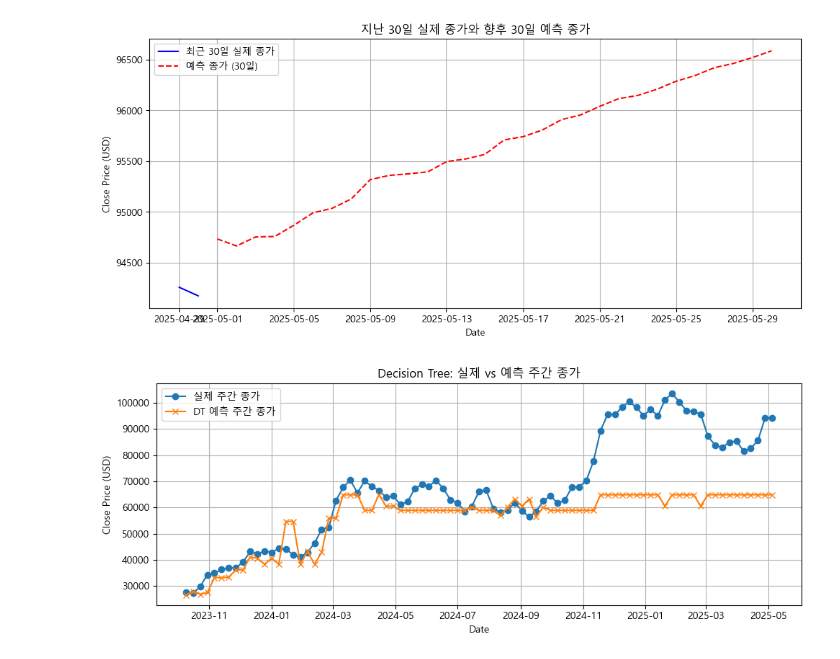
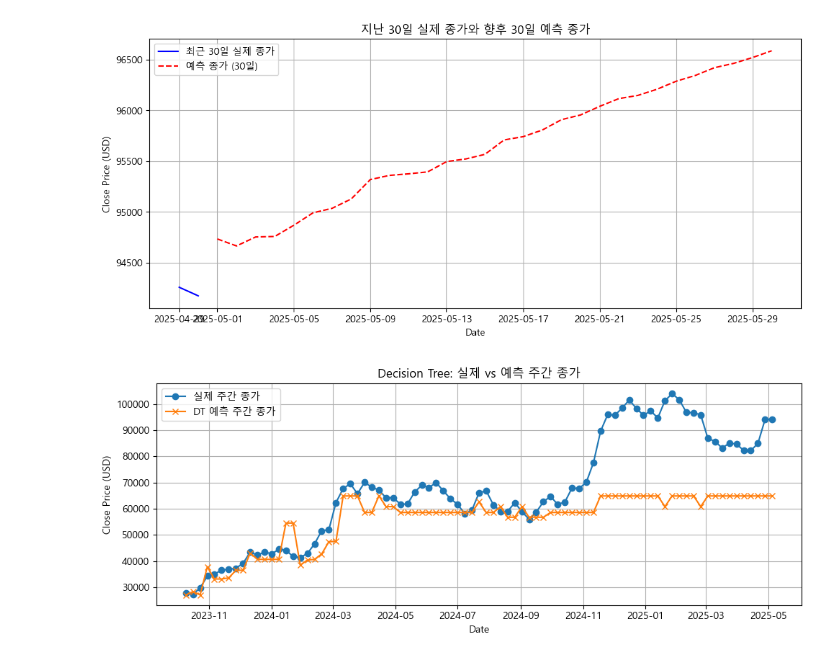
Before and after one commit to Bigdatapro-crypto/crypto, a Jupyter notebook: python/차트+온체.ipynb, the cells around one changed output. Saved outputs shown, nothing was run; the diff lists cells and outputs as text; code cells hidden in the pictures.

```diff
--- a/차트+온체.ipynb
+++ b/python/차트+온체.ipynb
@@ -365,53 +365,59 @@ import matplotlib.pyplot as plt
 
 from sklearn.linear_model import LinearRegression, LogisticRegression
 from sklearn.tree import DecisionTreeRegressor, DecisionTreeClassifier
-from sklearn.ensemble import GradientBoostingRegressor, GradientBoostingClassifier
-from sklearn.svm import SVR, SVC
 from sklearn.metrics import mean_squared_error, r2_score, f1_score, classification_report
 from sklearn.model_selection import train_test_split
+from sklearn.preprocessing import StandardScaler
 
-# ─── 1) 데이터 로드 및 주간 집계 ─────────────────────────────────────────
-df_chart = pd.read_csv('./chart/BINANCE_BTCUSDT_daily_UTC.csv', parse_dates=['date'])
+# ─── 1) 데이터 로드 및 전처리 ─────────────────────────────────────────
+df_chart = pd.read_csv(
+    './chart/BINANCE_BTCUSDT_daily_UTC.csv',
+    parse_dates=['date']
+)
 df_chart.rename(columns={'date': 'Date', 'close': 'Close'}, inplace=True)
 
 df_chain = pd.read_csv('./onchain/usdt_onchain.csv', encoding='utf-8-sig')
-df_chain['ValueUSD'] = (
+df_chain['OnchainValue'] = (
     df_chain['Value (USD)']
     .astype(str)
     .str.replace(r'[\$,]', '', regex=True)
     .astype(float)
 )
 df_chain['Date'] = pd.to_datetime(df_chain['Date'])
-df_chain.rename(columns={'ValueUSD': 'OnchainValue'}, inplace=True)
+
+df_chain_daily = (
+    df_chain
+    .groupby('Date', as_index=False)['OnchainValue']
+    .sum()
+)
 
 df_merged = pd.merge(
     df_chart[['Date', 'Close']],
-    df_chain[['Date', 'OnchainValue']],
+    df_chain_daily[['Date', 'OnchainValue']],
     on='Date',
     how='inner'
 )
 df_merged.set_index('Date', inplace=True)
 
+# ─── 2) 주간 집계 (월요일 기준) ───────────────────────────────────────────
 weekly = df_merged.resample('W-MON').agg({
     'Close': 'mean',
     'OnchainValue': 'sum'
 }).dropna().reset_index()
 
-# ─── 2) 특성/레이블 생성 ──────────────────────────────────────────────────
+# ─── 3) 특성/레이블 생성 ──────────────────────────────────────────────────
 weekly['ClosePrev'] = weekly['Close'].shift(1)
 weekly['OnchainPrev'] = weekly['OnchainValue'].shift(1)
 data = weekly.dropna(subset=['ClosePrev', 'OnchainPrev']).copy()
 
-# 회귀용
 X_reg = data[['OnchainPrev', 'ClosePrev']].values
 y_reg = data['Close'].values
 
-# 분류용 (Previous 대비 상승(1)/하락(0))
 data['Direction'] = np.where(data['Close'] > data['ClosePrev'], 1, 0)
 X_clf = data[['OnchainPrev', 'ClosePrev']].values
 y_clf = data['Direction'].values
 
-# ─── 3) 훈련/테스트 분리 ──────────────────────────────────────────────────
+# ─── 4) 훈련/테스트 분리 ──────────────────────────────────────────────────
 Xr_train, Xr_test, yr_train, yr_test = train_test_split(
     X_reg, y_reg, test_size=0.3, shuffle=False
 )
@@ -419,70 +425,79 @@ Xc_train, Xc_test, yc_train, yc_test = train_test_split(
     X_clf, y_clf, test_size=0.3, shuffle=False
 )
 
-# ─── 4) 회귀 모델 정의 (Random Forest 대신 Decision Tree) ───────────────
+# ─── 5) 피처 스케일링 ─────────────────────────────────────────────────────
+scaler_reg = StandardScaler()
+Xr_train_scaled = scaler_reg.fit_transform(Xr_train)
+Xr_test_scaled  = scaler_reg.transform(Xr_test)
+
+scaler_clf = StandardScaler()
+Xc_train_scaled = scaler_clf.fit_transform(Xc_train)
+Xc_test_scaled  = scaler_clf.transform(Xc_test)
+
+# ─── 6) 회귀 모델 정의 (2종) ─────────────────────────────────────────────
 regressors = {
     'Linear Regression': LinearRegression(),
-    'Decision Tree': DecisionTreeRegressor(random_state=42),
-    'Gradient Boosting': GradientBoostingRegressor(n_estimators=100, random_state=42),
-    'SVR': SVR(kernel='rbf')
+    'Decision Tree': DecisionTreeRegressor(random_state=42)
 }
 
-# ─── 5) 분류 모델 정의 (Random Forest 대신 Decision Tree) ───────────────
+# ─── 7) 분류 모델 정의 (2종) ─────────────────────────────────────────────
 classifiers = {
     'Logistic Regression': LogisticRegression(max_iter=200),
-    'Decision Tree': DecisionTreeClassifier(random_state=42),
-    'Gradient Boosting': GradientBoostingClassifier(n_estimators=100, random_state=42),
-    'SVC': SVC(kernel='rbf')
+    'Decision Tree': DecisionTreeClassifier(random_state=42)
 }
 
-# ─── 6) 회귀 학습 및 평가 ─────────────────────────────────────────────────
+# ─── 8) 회귀 학습 및 평가 ─────────────────────────────────────────────────
 reg_results = []
 for name, model in regressors.items():
-    model.fit(Xr_train, yr_train)
-    y_pred = model.predict(Xr_test)
+    model.fit(Xr_train_scaled, yr_train)
+    y_pred = model.predict(Xr_test_scaled)
+
     rmse = np.sqrt(mean_squared_error(yr_test, y_pred))
     r2 = r2_score(yr_test, y_pred)
     reg_results.append({'Model': name, 'RMSE': rmse, 'R2': r2})
 
 reg_results_df = pd.DataFrame(reg_results)
 
-# ─── 7) 분류 학습 및 F1 스코어 평가 ───────────────────────────────────────
+# ─── 9) 분류 학습 및 F1 스코어 평가 ───────────────────────────────────────
 clf_results = []
 for name, model in classifiers.items():
-    model.fit(Xc_train, yc_train)
-    y_pred = model.predict(Xc_test)
+    model.fit(Xc_train_scaled, yc_train)
+    y_pred = model.predict(Xc_test_scaled)
+
     f1 = f1_score(yc_test, y_pred, average='binary')
     clf_results.append({'Model': name, 'F1 Score': f1})
 
 clf_results_df = pd.DataFrame(clf_results)
 
-# ─── 8) 결과 시각화 예시: Decision Tree Regressor ───────────────────────
-dt = regressors['Decision Tree']
-y_pred_dt = dt.predict(Xr_test)
+# ─── 10) 결과 시각화 예시: Decision Tree Regressor ───────────────────────
+test_dates = data['Date'].iloc[-len(yr_test):]
+
+dt_reg = regressors['Decision Tree']
+y_pred_dt = dt_reg.predict(Xr_test_scaled)
 
 plt.figure(figsize=(10, 4))
-plt.plot(data['Date'].iloc[-len(yr_test):], yr_test, label='실제 주간 종가', marker='o')
-plt.plot(data['Date'].iloc[-len(yr_test):], y_pred_dt, label='DT 예측 주간 종가', marker='x')
+plt.plot(test_dates, yr_test, label='실제 주간 종가', marker='o')
+plt.plot(test_dates, y_pred_dt, label='DT 예측 주간 종가', marker='x')
 plt.xlabel('Date')
 plt.ylabel('Close Price (USD)')
 plt.title('Decision Tree: 실제 vs 예측 주간 종가')
 plt.legend()
 plt.grid(True)
 plt.tight_layout()
 plt.show()
 
-# ─── 9) 결과 출력 ───────────────────────────────────────────────────────
+# ─── 11) 결과 출력 ───────────────────────────────────────────────────────
 print("===== 회귀 모델 성능 (RMSE, R²) =====")
 print(reg_results_df.to_string(index=False, float_format='{:.4f}'.format))
 
 print("\n===== 분류 모델 성능 (F1 Score) =====")
 print(clf_results_df.to_string(index=False, float_format='{:.4f}'.format))
 
-# ─── 10) 예시: Decision Tree 분류 리포트 ─────────────────────────────────
+# ─── 12) Decision Tree 분류 리포트 ────────────────────────────────────────
 dt_clf = classifiers['Decision Tree']
-y_pred_dt_clf = dt_clf.predict(Xc_test)
+y_pred_dt_clf = dt_clf.predict(Xc_test_scaled)
 print("\nDecision Tree Classification Report:")
 print(classification_report(yc_test, y_pred_dt_clf, digits=4))
 # %% [output]
-[figure, old version]
+[figure, new version]
 ===== 회귀 모델 성능 (RMSE, R²) =====
```
Also changed, not shown: parts of 7 cells of this notebook, 30 other files.
